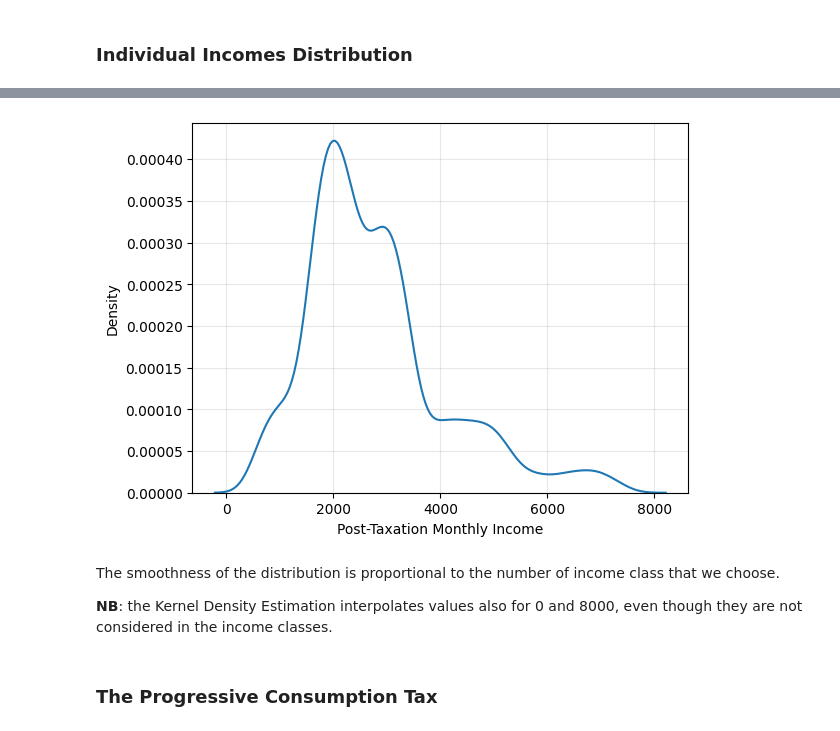
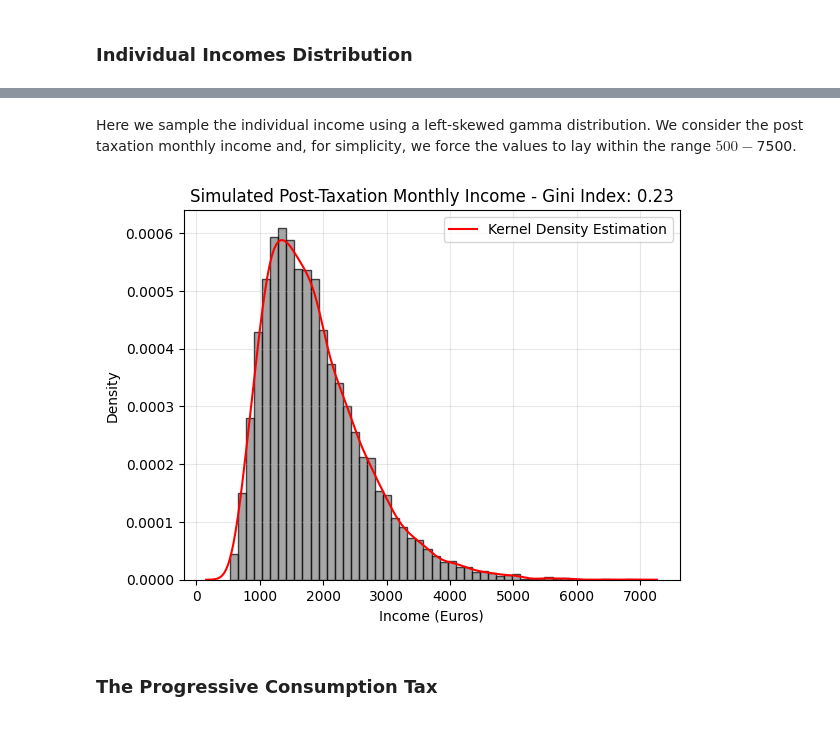
Before and after one commit to Tobia905/cptsim, a Jupyter notebook: notebooks/experiments.ipynb, the cells around one changed output, grey strips where cells are left out. Cells and saved outputs as stored; diff of their text form; code cells hidden in the pictures.

```diff
--- a/notebooks/experiments.ipynb
+++ b/notebooks/experiments.ipynb
@@ -97,10 +29,2 @@ inc_samples = [sample_individual_income(data) for _ in range(5000)]
-# %%
-_ = sns.kdeplot(inc_samples)
-_ = plt.grid(alpha=.3)
-_ = plt.xlabel("Post-Taxation Monthly Income")
-# %% [output]
-[figure, removed]
-# %% [markdown]
-The smoothness of the distribution is proportional to the number of income class that we choose.
-
-**NB**: the Kernel Density Estimation interpolates values also for 0 and 8000, even though they are not considered in the income classes.
+# %% [markdown]
+Here we sample the individual income using a left-skewed gamma distribution. We consider the post taxation monthly income and, for simplicity, we force the values to lay within the range $500-$7500.
@@ -107,3 +91,16 @@ The smoothness of the distribution is proportional to the number of income class
+# %%
+sns.kdeplot(income_samples, c="r", label="Kernel Density Estimation")
+plt.grid(alpha=.3)
+plt.hist(income_samples, bins=50, density=True, color='gray', alpha=0.7, edgecolor='black')
+plt.title(
+    f'Simulated Post-Taxation Monthly Income - Gini Index: {gini_index(income_samples):.2f}'
+)
+plt.xlabel('Income (Euros)')
+plt.ylabel('Density')
+plt.legend()
+plt.show()
+# %% [output]
+[figure, added]
 # %% [markdown]
 ### The Progressive Consumption Tax ###
 # %% [markdown]
```
Also changed, not shown: parts of 13 cells of this notebook, 2 other files.
